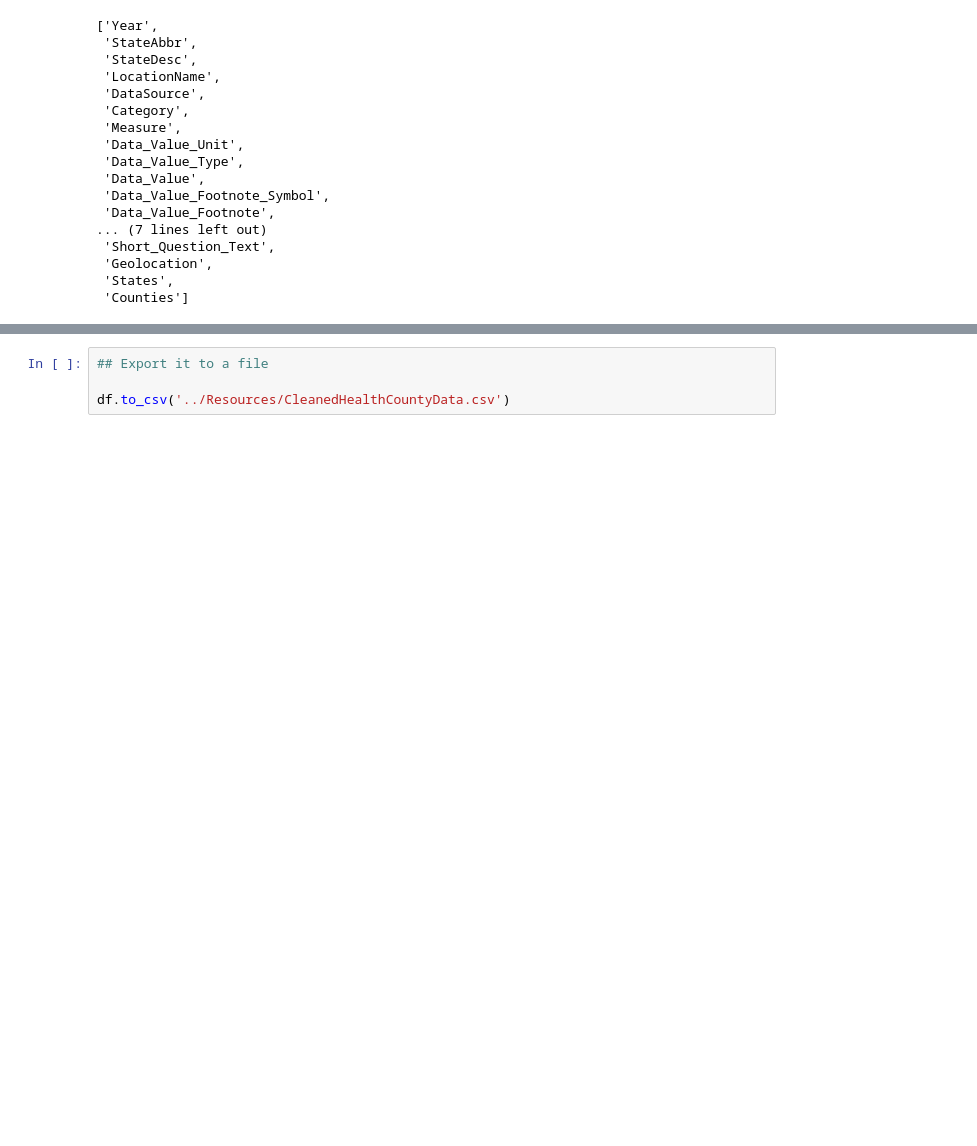
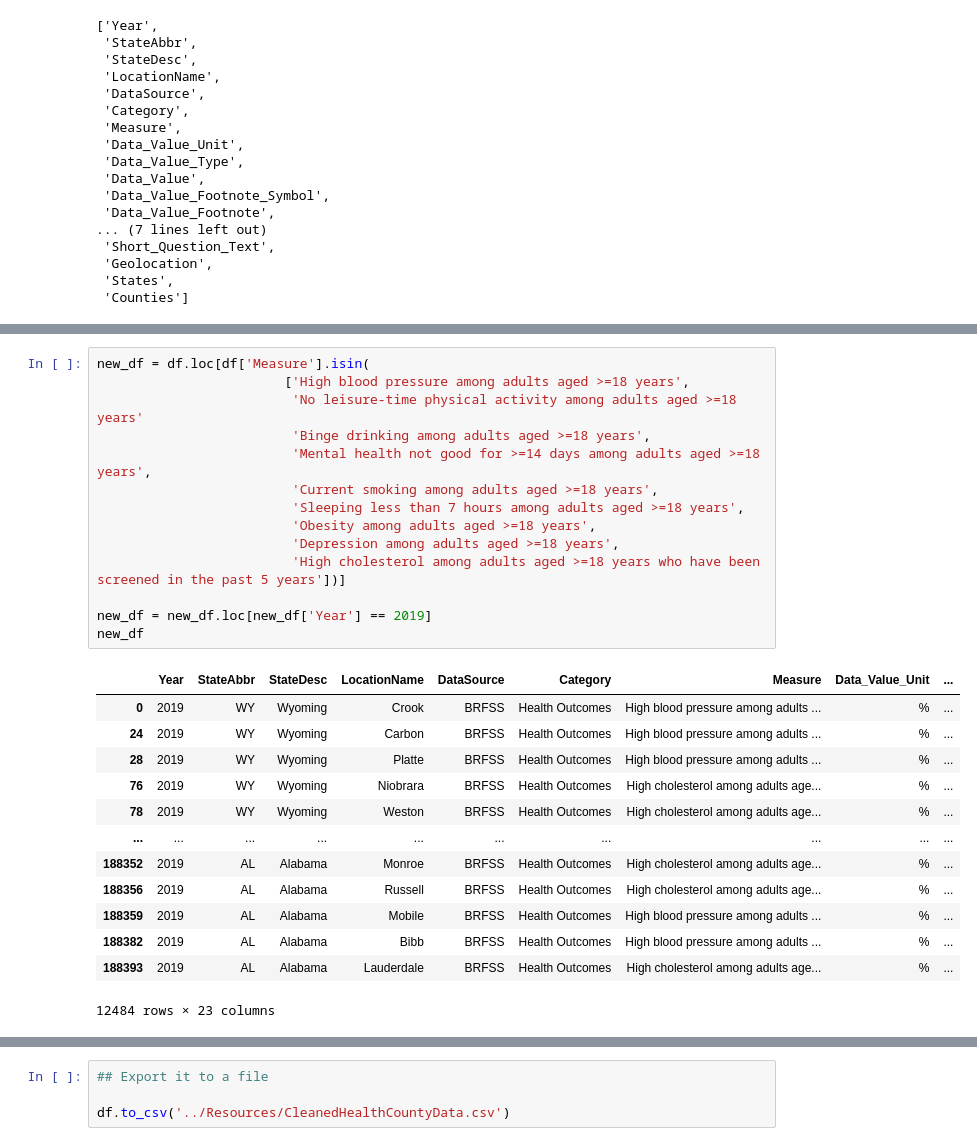
Before and after one commit to codyallison/Project3-Greenspace-Health, a Jupyter notebook: code/datacleanup.ipynb, the cells around one changed output, grey strips where cells are left out. Drawn from its saved outputs; the diff is of its cells as text; blank space fills up the shorter version.

```diff
--- a/code/datacleanup.ipynb
+++ b/code/datacleanup.ipynb
@@ -29,3 +49,31 @@ list(df.columns)
+# %%
+new_df = df.loc[df['Measure'].isin(
+                        ['High blood pressure among adults aged >=18 years',
+                         'No leisure-time physical activity among adults aged >=18 years'
+                         'Binge drinking among adults aged >=18 years',
+                         'Mental health not good for >=14 days among adults aged >=18 years',
+                         'Current smoking among adults aged >=18 years',
+                         'Sleeping less than 7 hours among adults aged >=18 years',
+                         'Obesity among adults aged >=18 years',
+                         'Depression among adults aged >=18 years',
+                         'High cholesterol among adults aged >=18 years who have been screened in the past 5 years'])]
+
+new_df = new_df.loc[new_df['Year'] == 2019]
+new_df
+# %% [output]
+|  | Year | StateAbbr | StateDesc | LocationName | DataSource | Category | Measure | Data_Value_Unit | ... |
+| 0 | 2019 | WY | Wyoming | Crook | BRFSS | Health Outcomes | High blood pressure among adults ... | % | ... |
+| 24 | 2019 | WY | Wyoming | Carbon | BRFSS | Health Outcomes | High blood pressure among adults ... | % | ... |
+| 28 | 2019 | WY | Wyoming | Platte | BRFSS | Health Outcomes | High blood pressure among adults ... | % | ... |
+| 76 | 2019 | WY | Wyoming | Niobrara | BRFSS | Health Outcomes | High cholesterol among adults age... | % | ... |
+| 78 | 2019 | WY | Wyoming | Weston | BRFSS | Health Outcomes | High cholesterol among adults age... | % | ... |
+| ... | ... | ... | ... | ... | ... | ... | ... | ... | ... |
+| 188352 | 2019 | AL | Alabama | Monroe | BRFSS | Health Outcomes | High cholesterol among adults age... | % | ... |
+| 188356 | 2019 | AL | Alabama | Russell | BRFSS | Health Outcomes | High cholesterol among adults age... | % | ... |
+| 188359 | 2019 | AL | Alabama | Mobile | BRFSS | Health Outcomes | High blood pressure among adults ... | % | ... |
+| 188382 | 2019 | AL | Alabama | Bibb | BRFSS | Health Outcomes | High blood pressure among adults ... | % | ... |
+| 188393 | 2019 | AL | Alabama | Lauderdale | BRFSS | Health Outcomes | High cholesterol among adults age... | % | ... |
+12484 rows × 23 columns
 # %%
 ## Clean the DataFrame and only show the columns we need
 
```
Also changed, not shown: parts of 9 cells of this notebook, 3 other files.
